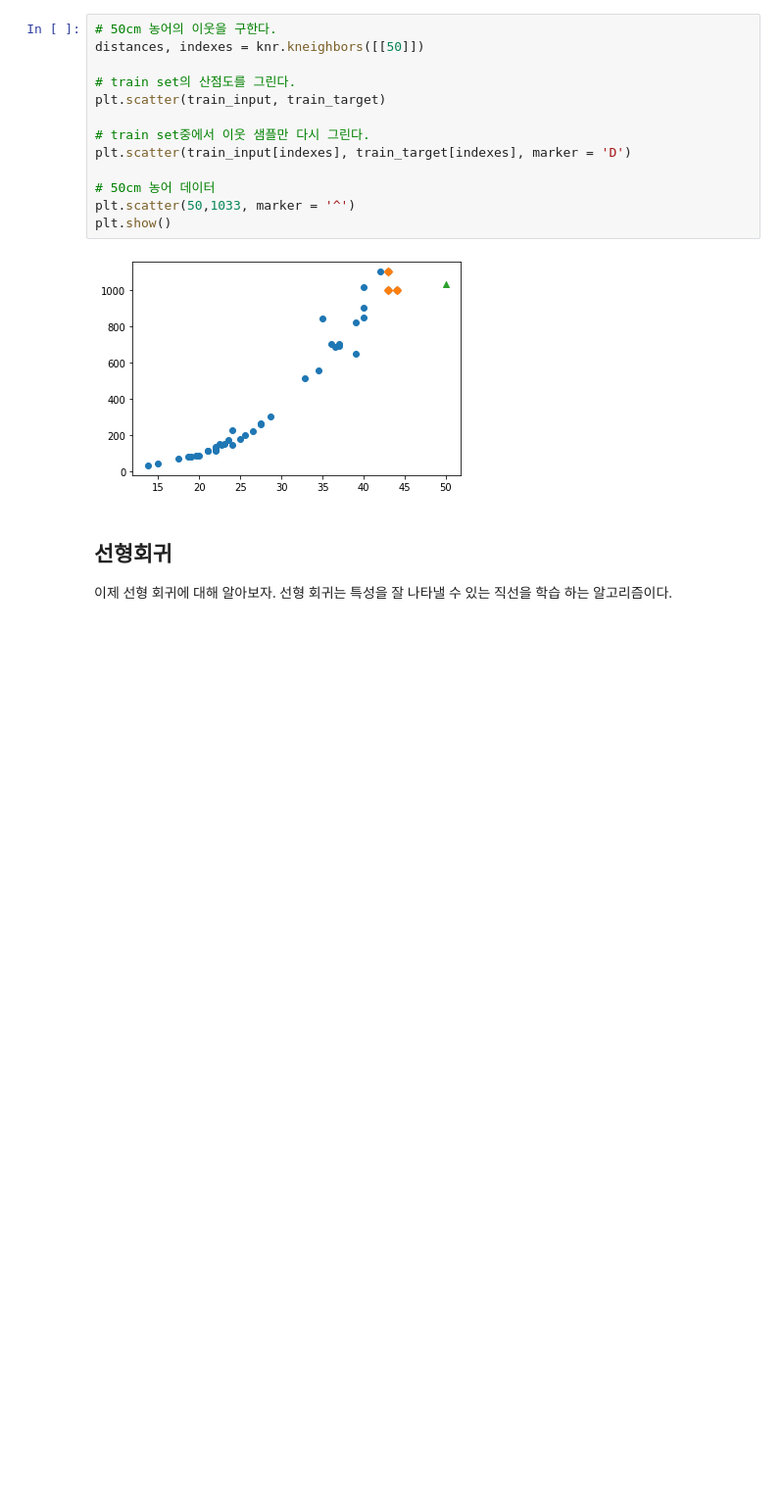
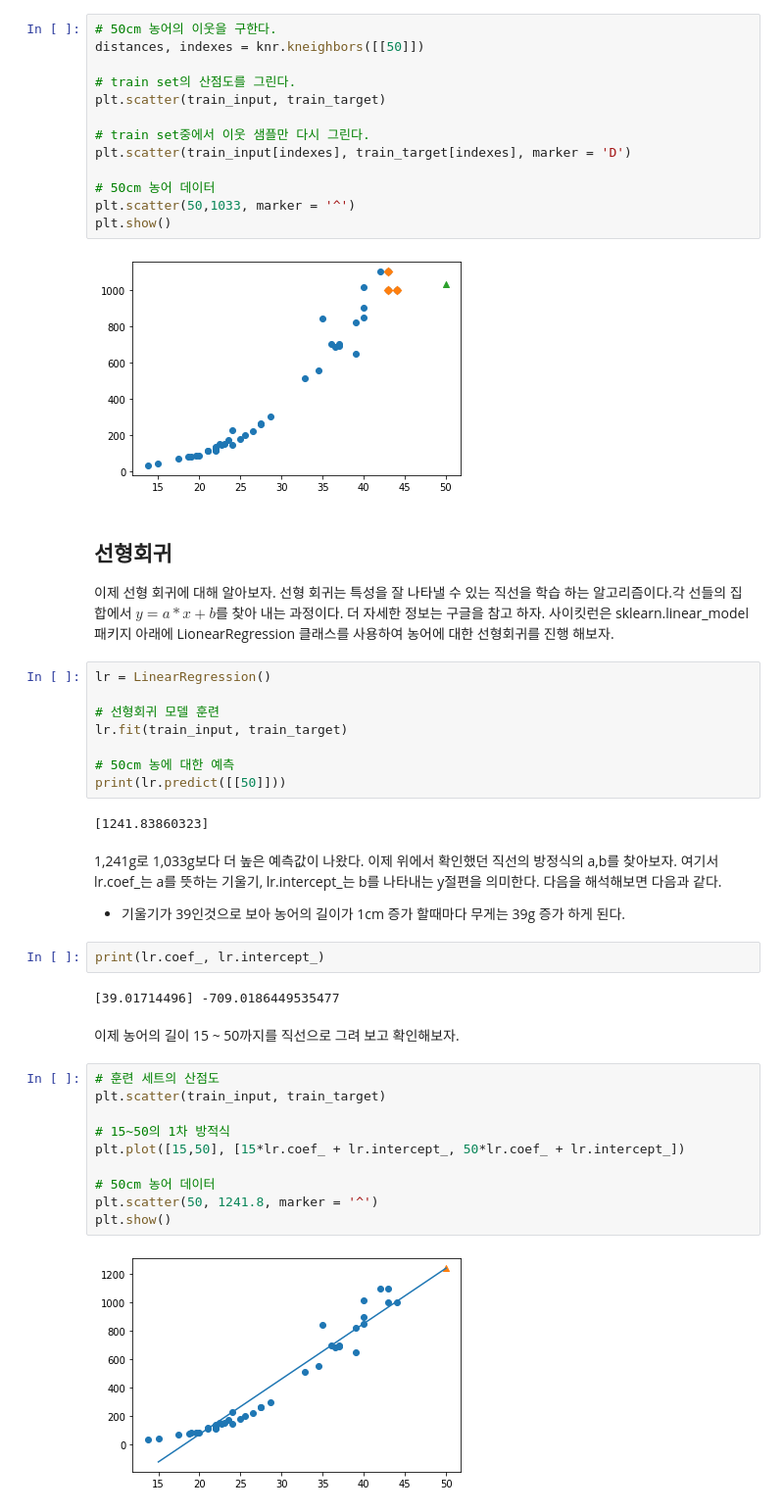
Before and after one commit to yonseimath/data-science-2022-biginner, a Jupyter notebook: uiyong/ch3-2_linear_regression.ipynb, the cells around one changed output. Shown at 98% size. Cells and saved outputs as stored; diff of their text form; blank space fills up the shorter version.

```diff
--- a/uiyong/ch3-2_linear_regression.ipynb
+++ b/uiyong/ch3-2_linear_regression.ipynb
@@ -64,4 +64,37 @@ plt.show()
 # %% [markdown]
 ## 선형회귀
 
-이제 선형 회귀에 대해 알아보자. 선형 회귀는 특성을 잘 나타낼 수 있는 직선을 학습 하는 알고리즘이다.
+
+이제 선형 회귀에 대해 알아보자. 선형 회귀는 특성을 잘 나타낼 수 있는 직선을 학습 하는 알고리즘이다.각 선들의 집합에서 $y = a * x + b$를 찾아 내는 과정이다. 더 자세한 정보는 구글을 참고 하자. 사이킷런은 sklearn.linear_model 패키지 아래에 LionearRegression 클래스를 사용하여 농어에 대한 선형회귀를 진행 해보자.
+# %%
+lr = LinearRegression()
+
+# 선형회귀 모델 훈련
+lr.fit(train_input, train_target)
+
+# 50cm 농에 대한 예측
+print(lr.predict([[50]]))
+# %% [output]
+[1241.83860323]
+# %% [markdown]
+1,241g로 1,033g보다 더 높은 예측값이 나왔다. 이제 위에서 확인했던 직선의 방정식의 a,b를 찾아보자. 여기서 lr.coef_는 a를 뜻하는 기울기, lr.intercept_는 b를 나타내는 y절편을 의미한다. 다음을 해석해보면 다음과 같다.
+
+- 기울기가 39인것으로 보아 농어의 길이가 1cm 증가 할때마다 무게는 39g 증가 하게 된다.
+# %%
+print(lr.coef_, lr.intercept_)
+# %% [output]
+[39.01714496] -709.0186449535477
+# %% [markdown]
+이제 농어의 길이 15 ~ 50까지를 직선으로 그려 보고 확인해보자.
+# %%
+# 훈련 세트의 산점도
+plt.scatter(train_input, train_target)
+
+# 15~50의 1차 방적식
+plt.plot([15,50], [15*lr.coef_ + lr.intercept_, 50*lr.coef_ + lr.intercept_])
+
+# 50cm 농어 데이터
+plt.scatter(50, 1241.8, marker = '^')
+plt.show()
+# %% [output]
+[figure, added]
```
Also changed, not shown: parts of 15 cells of this notebook.
